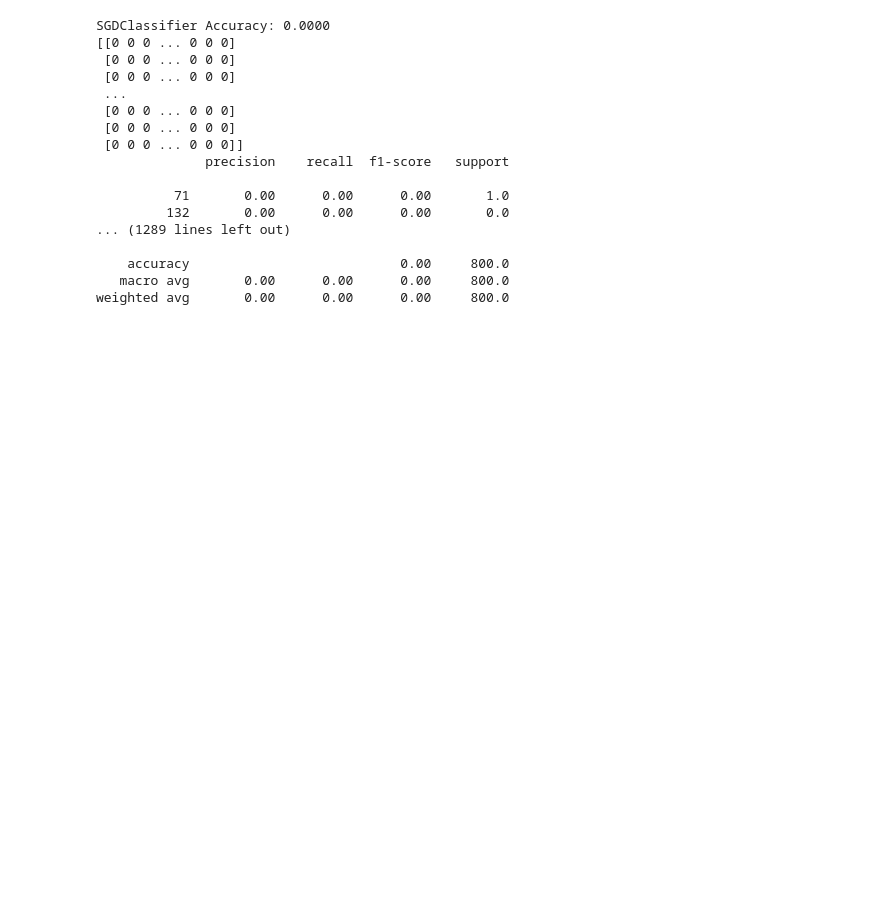
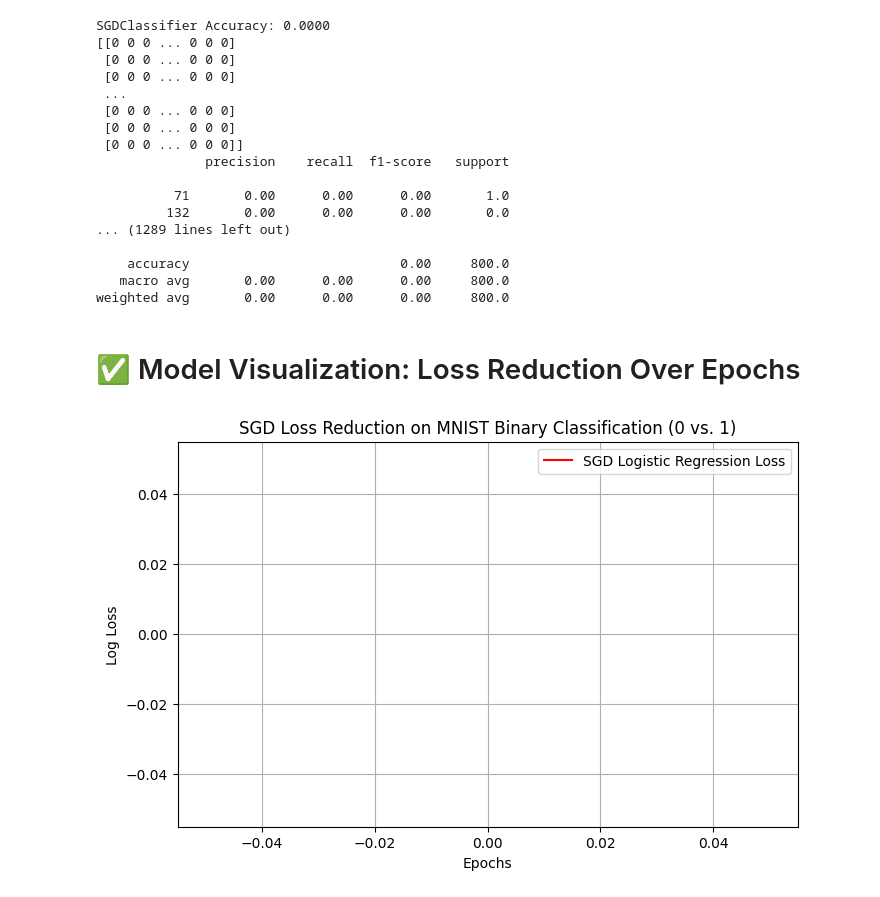
Before and after one commit to Phionanamugga/mnist_SGD, a Jupyter notebook: notebooks/sgd_logistic_regression.ipynb, the cells around one changed output. Saved outputs shown, nothing was run; the diff lists cells and outputs as text; code cells hidden in the pictures; blank space fills up the shorter version.

Commit message:
visualizes data[Delivers#188920448]

```diff
--- a/notebooks/sgd_logistic_regression.ipynb
+++ b/notebooks/sgd_logistic_regression.ipynb
@@ -139,3 +139,16 @@ SGDClassifier Accuracy: 0.0000
     accuracy                           0.00     800.0
    macro avg       0.00      0.00      0.00     800.0
 weighted avg       0.00      0.00      0.00     800.0
+# %% [markdown]
+# ✅ Model Visualization: Loss Reduction Over Epochs
+# %%
+plt.figure(figsize=(8,5))
+plt.plot(loss_sgd, label="SGD Logistic Regression Loss", color="r")
+plt.xlabel("Epochs")
+plt.ylabel("Log Loss")
+plt.title("SGD Loss Reduction on MNIST Binary Classification (0 vs. 1)")
+plt.legend()
+plt.grid()
+plt.show()
+# %% [output]
+[figure, added]
```
